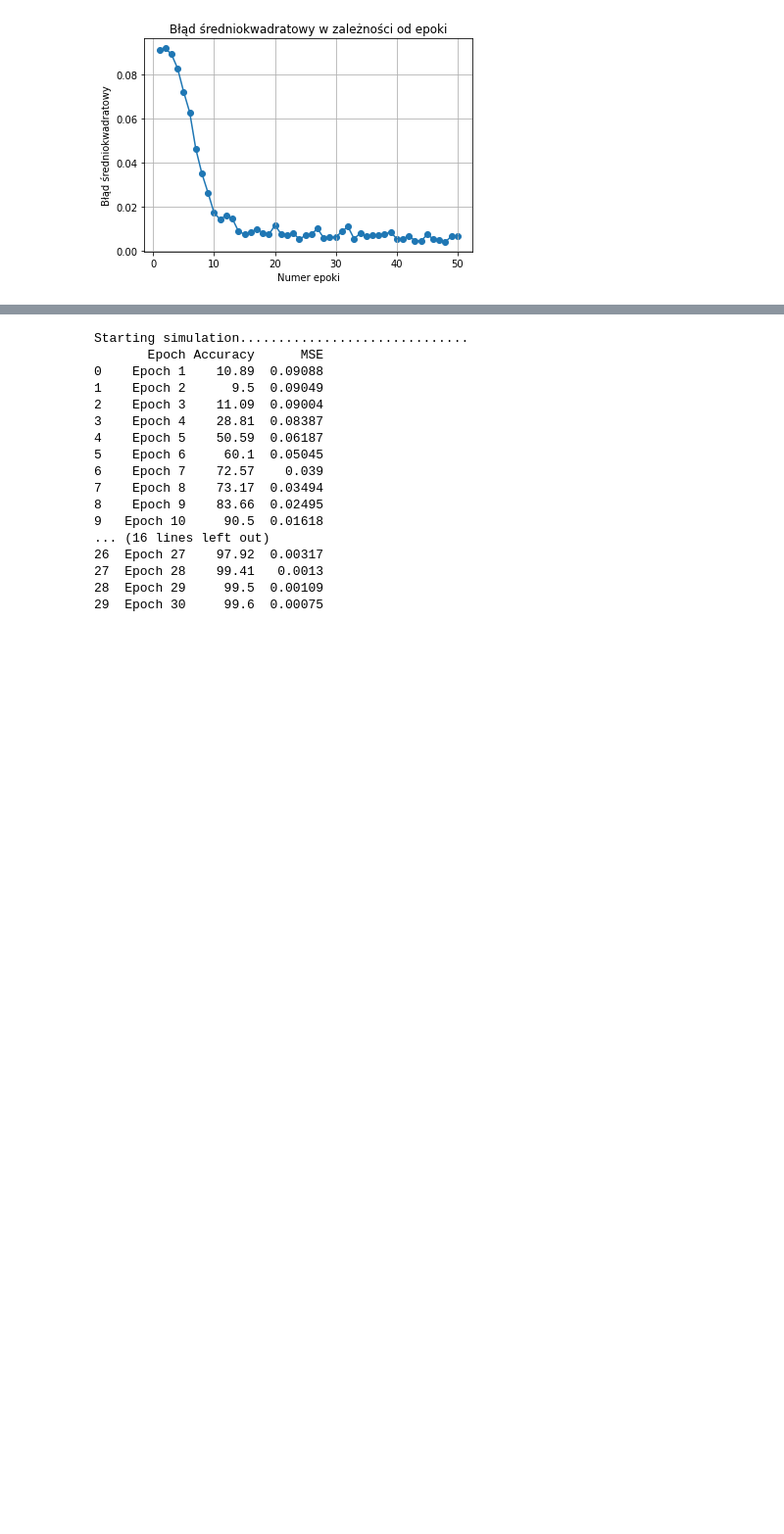
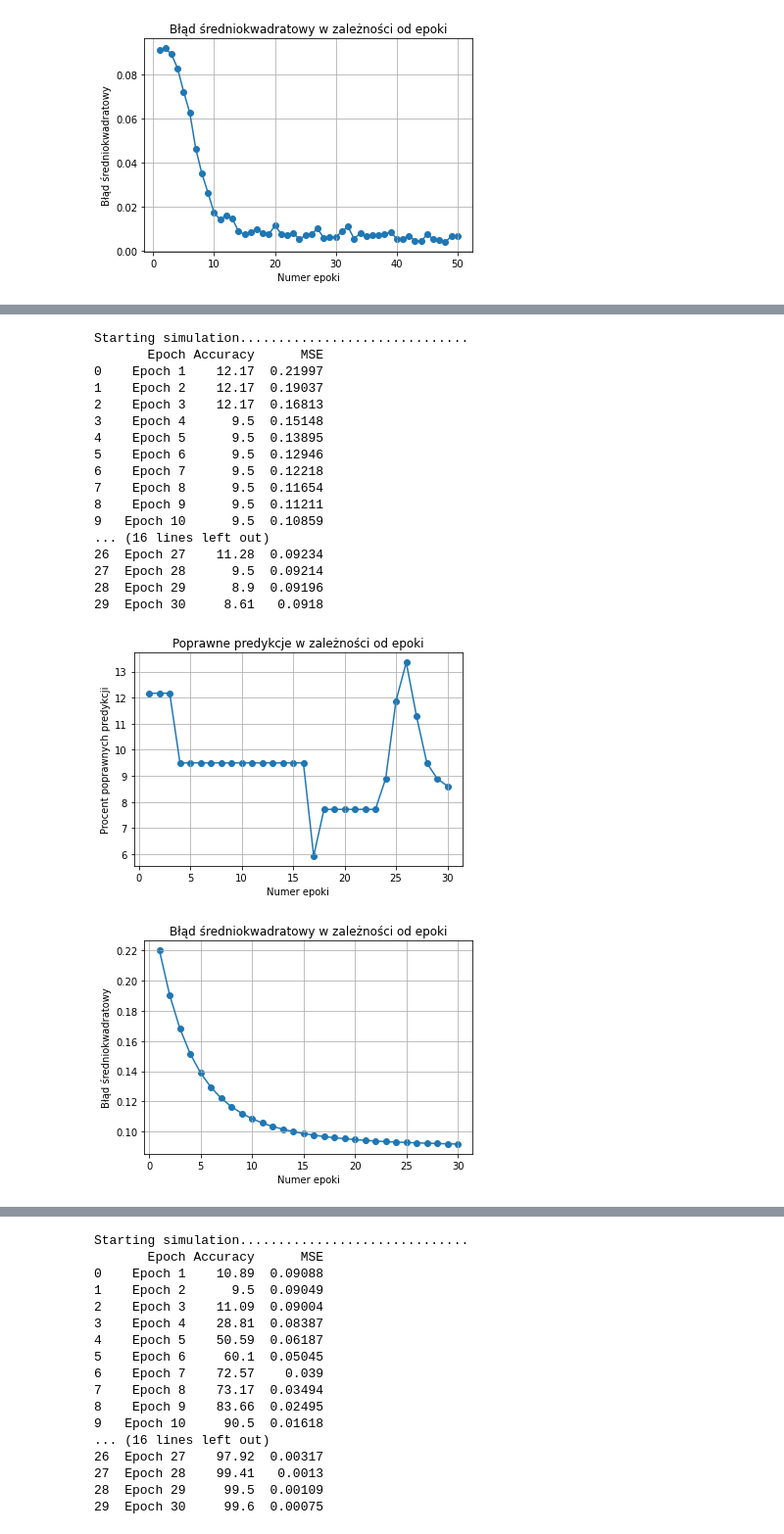
Before and after one commit to brusmichal/neural_network, a Jupyter notebook: neural_network/NeuralNetwork_Brus_Mazurkiewicz.ipynb, the cells around one changed output, grey strips where cells are left out. Shown at 98% size. Drawn from its saved outputs; the diff is of its cells as text; code cells hidden in the pictures; blank space fills up the shorter version.

```diff
--- a/neural_network/NeuralNetwork_Brus_Mazurkiewicz.ipynb
+++ b/neural_network/NeuralNetwork_Brus_Mazurkiewicz.ipynb
@@ -329 +335,23 @@ Starting simulation..................................................
+# %%
+simulation(network_layers=[64, 16, 16, 10], epochs=30, mini_batch_size=5, learning_rate=0.001)
+# %% [output]
+Starting simulation..............................
+       Epoch Accuracy      MSE
+0    Epoch 1    12.17  0.21997
+1    Epoch 2    12.17  0.19037
+2    Epoch 3    12.17  0.16813
+3    Epoch 4      9.5  0.15148
+4    Epoch 5      9.5  0.13895
+5    Epoch 6      9.5  0.12946
+6    Epoch 7      9.5  0.12218
+7    Epoch 8      9.5  0.11654
+8    Epoch 9      9.5  0.11211
+9   Epoch 10      9.5  0.10859
+... (16 lines left out)
+26  Epoch 27    11.28  0.09234
+27  Epoch 28      9.5  0.09214
+28  Epoch 29      8.9  0.09196
+29  Epoch 30     8.61   0.0918
+[figure, added]
+[figure, added]
 # %% [markdown]
```
Also changed, not shown: parts of 4 cells of this notebook.
